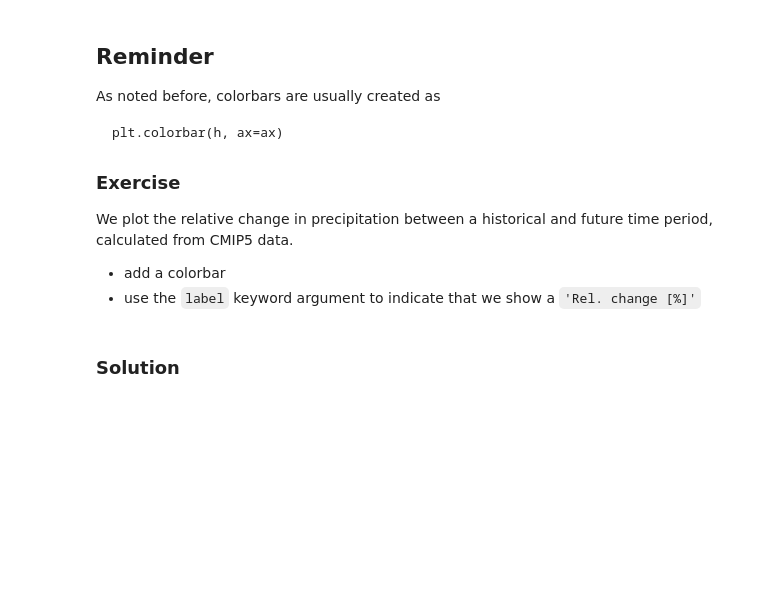
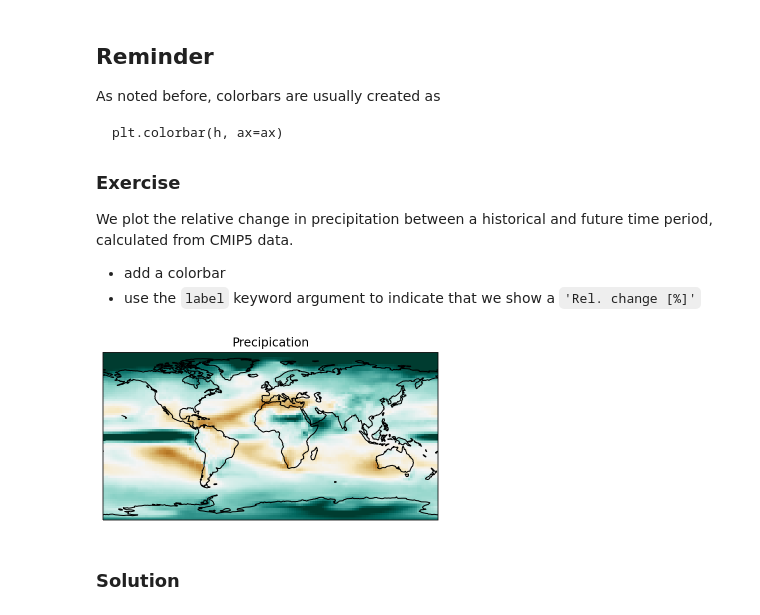
Before and after one commit to C2SM/pyvis, a Jupyter notebook: Part3/ex3_4_colorbars.ipynb, the cells around one changed output. Drawn from its saved outputs; the diff is of its cells as text; code cells hidden in the pictures; blank space fills up the shorter version.

Commit message:
update to new solution for pcolormesh

```diff
--- a/Part3/ex3_4_colorbars.ipynb
+++ b/Part3/ex3_4_colorbars.ipynb
@@ -56,20 +74,22 @@ We plot the relative change in precipitation between a historical and future tim
 # %%
 # create normal plot
 f, axes = plt.subplots(1, 1, subplot_kw=dict(projection=ccrs.PlateCarree()))
 
 #f.set_size_inches(w=10 / 2.54, h=16 / 2.54)
 
 ax = axes
-h = ax.pcolormesh(*mpu.infer_interval_breaks(pr.lon, pr.lat), pr.pr_rel, transform=ccrs.PlateCarree(),
+h = ax.pcolormesh(pr.lon, pr.lat, pr.pr_rel, shading='nearest', transform=ccrs.PlateCarree(),
                   cmap='BrBG', vmin=-50, vmax=50)
 
 
 ax.set_title('Precipication')
 ax.coastlines()
 ax.set_global()
 
 # ==========================
 # add colorbar
+# %% [output]
+[figure, added]
 # %% [markdown]
 ### Solution
 # %%
```
Also changed, not shown: parts of 17 cells of this notebook.
